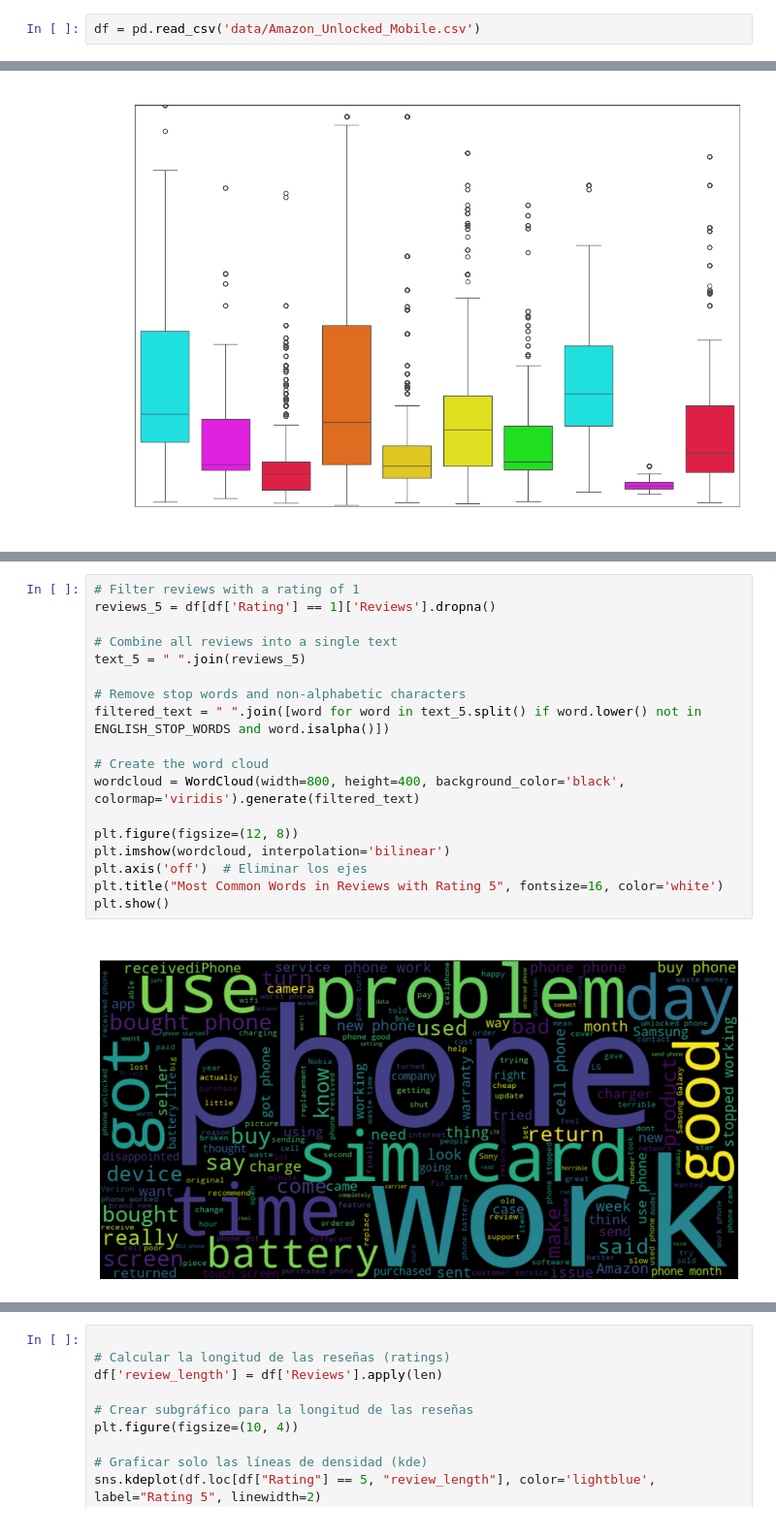
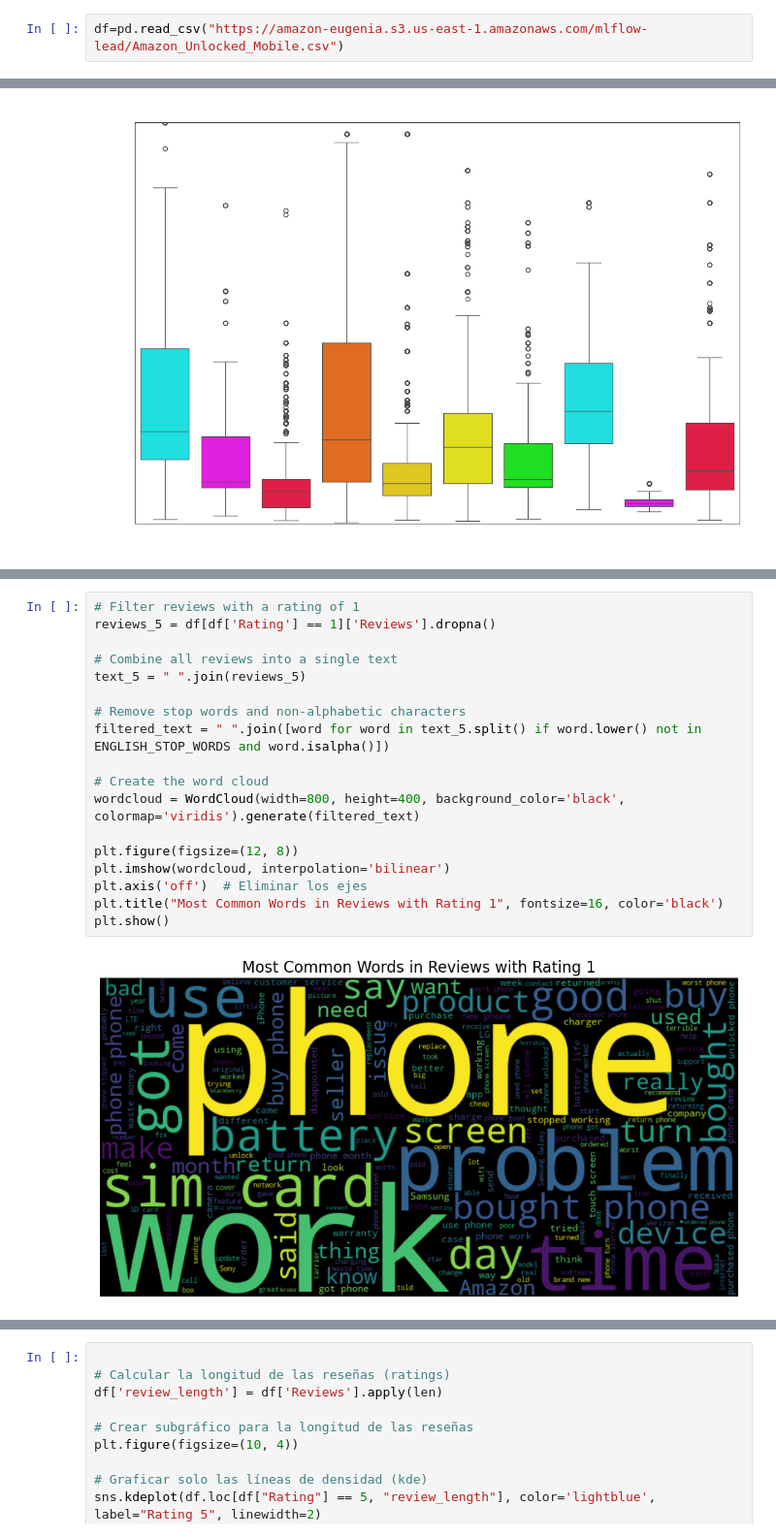
Before and after one commit to eugeniamellano/amazon_project, a Jupyter notebook: amazon_review.ipynb, the cells around one changed output, grey strips where cells are left out. Shown at 97% size. Cells and saved outputs as stored; diff of their text form.

```diff
--- a/amazon_review.ipynb
+++ b/amazon_review.ipynb
@@ -9,7 +9,7 @@ import spacy
 
 from spacy.lang.fr.stop_words import STOP_WORDS
 # %%
-df = pd.read_csv('data/Amazon_Unlocked_Mobile.csv')
+df=pd.read_csv("https://amazon-eugenia.s3.us-east-1.amazonaws.com/mlflow-lead/Amazon_Unlocked_Mobile.csv")
 # %%
 df.columns
 # %% [output]
@@ -275,20 +284,20 @@ plt.show()
 # %%
 # Filter reviews with a rating of 1
 reviews_5 = df[df['Rating'] == 1]['Reviews'].dropna()
 
 # Combine all reviews into a single text
 text_5 = " ".join(reviews_5)
 
 # Remove stop words and non-alphabetic characters
 filtered_text = " ".join([word for word in text_5.split() if word.lower() not in ENGLISH_STOP_WORDS and word.isalpha()])
 
 # Create the word cloud
 wordcloud = WordCloud(width=800, height=400, background_color='black', colormap='viridis').generate(filtered_text)
 
 plt.figure(figsize=(12, 8))
 plt.imshow(wordcloud, interpolation='bilinear')
 plt.axis('off')  # Eliminar los ejes
-plt.title("Most Common Words in Reviews with Rating 5", fontsize=16, color='white')
+plt.title("Most Common Words in Reviews with Rating 1", fontsize=16, color='black')
 plt.show()
 # %% [output]
-[figure, old version]
+[figure, new version]
```
Also changed, not shown: parts of 11 cells of this notebook, 8 other files.
